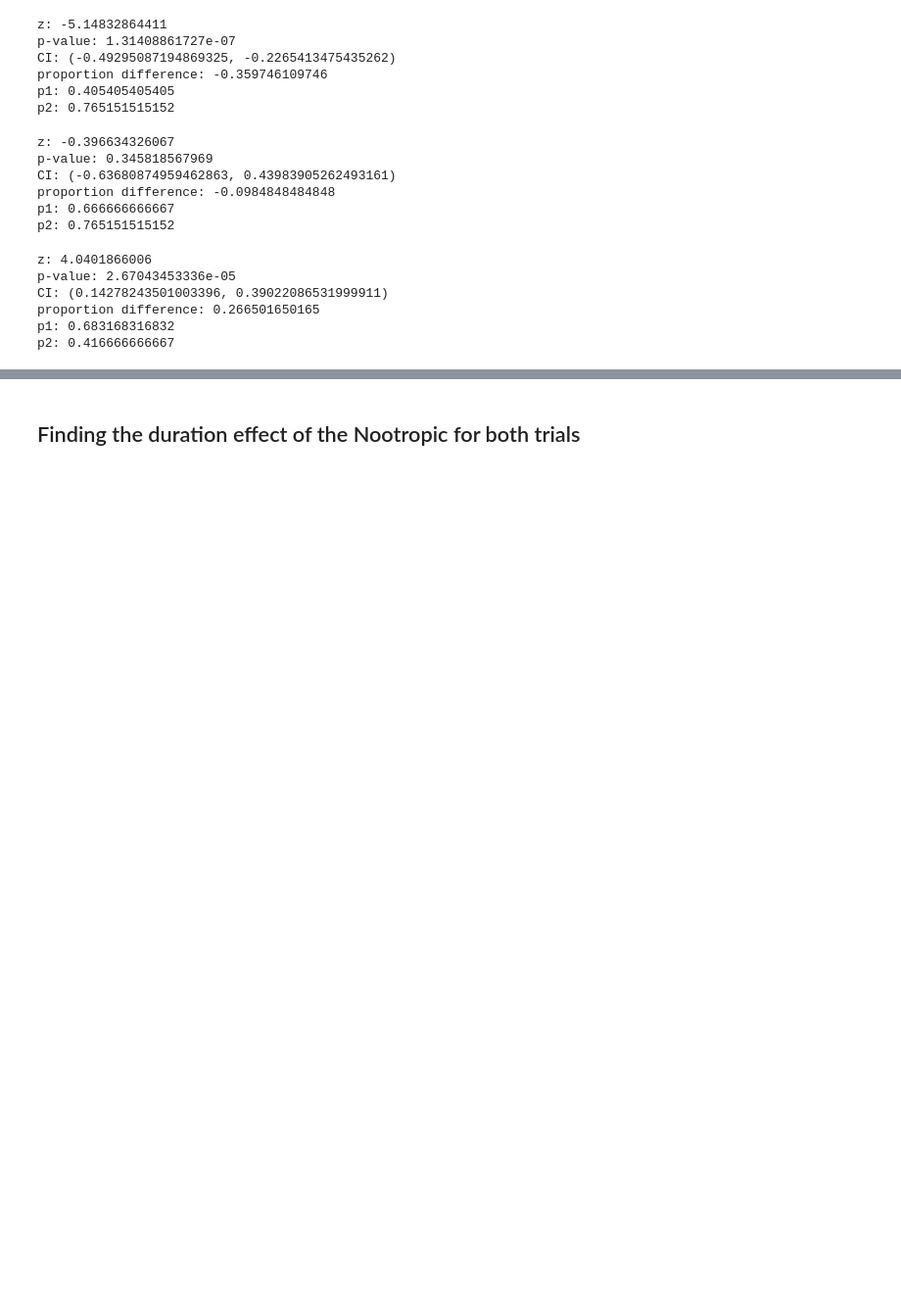
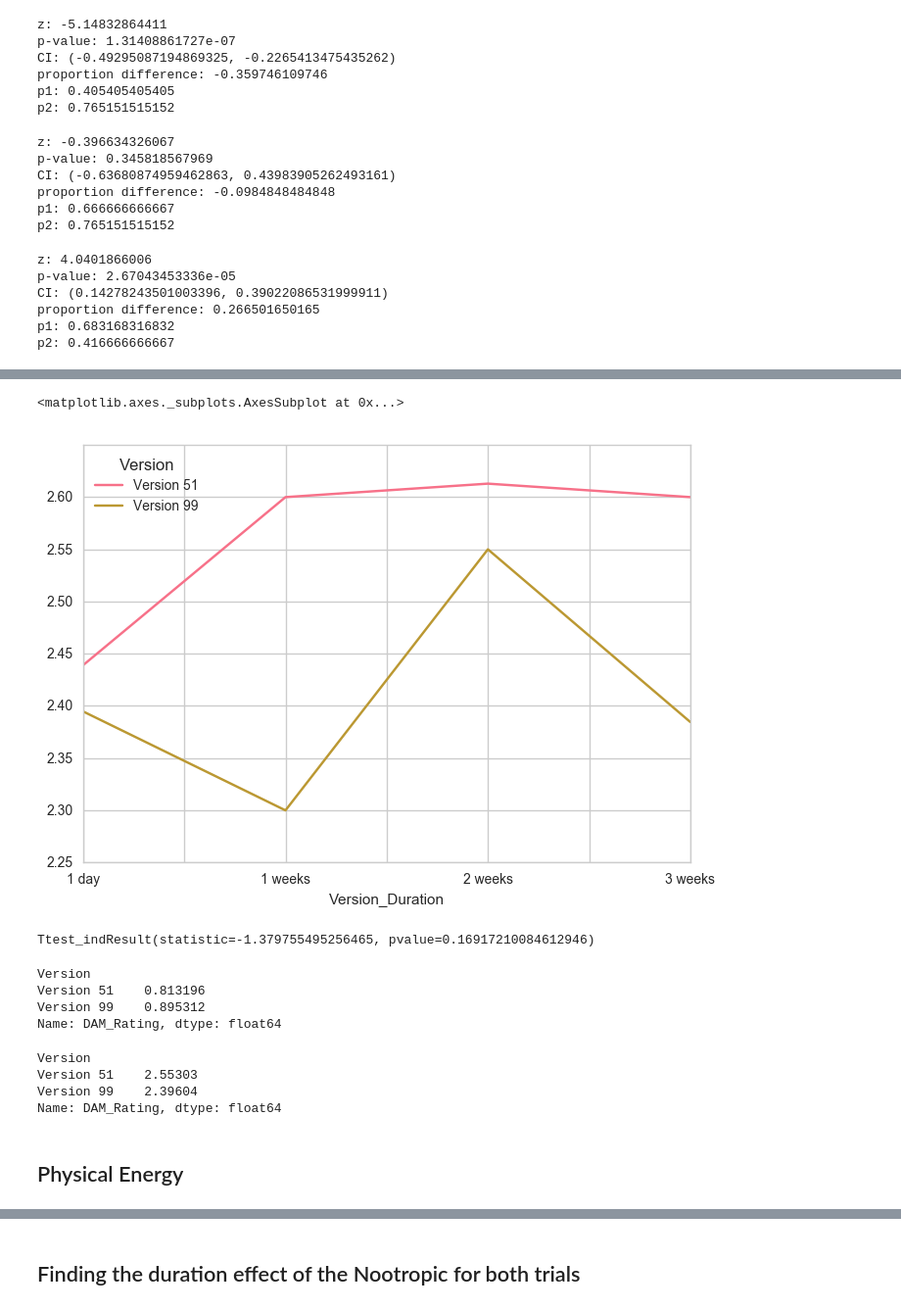
Before and after one commit to s-leung/NootropicProject, a Jupyter notebook: Comparing between Trials .ipynb, the cells around one changed output, grey strips where cells are left out. Shown: that part at 98% size. Saved outputs shown, nothing was run; the diff lists cells and outputs as text; code cells hidden in the pictures; blank space fills up the shorter version.

```diff
--- a/Comparing between Trials .ipynb
+++ b/Comparing between Trials .ipynb
@@ -1154,0 +1215,4 @@ SyntaxError: invalid syntax (<ipython-input-154-d888771911eb>, line 1)
+# %%
+dam99 = df_99[['Drive_Passion_Motivation','Overall_Exp_Rating', 'Version', 'Version_Duration']]
+dam51 = df_51[['Drive_Passion_Motivation','Overall_Exp_Rating', 'Version', 'Version_Duration']]
+DAM_df = pd.concat([dam99, dam51])
@@ -1154,0 +1262,2 @@ SyntaxError: invalid syntax (<ipython-input-154-d888771911eb>, line 1)
+# %%
+DAM_df['DAM_Rating'] = DAM_df['Drive_Passion_Motivation'].map(rating_3)
@@ -1154,0 +1287,25 @@ SyntaxError: invalid syntax (<ipython-input-154-d888771911eb>, line 1)
+# %%
+pd.crosstab(index=DAM_df.Version_Duration, columns=DAM_df.Version, values=DAM_df.DAM_Rating, aggfunc=np.mean).plot()
+# %% [output]
+<matplotlib.axes._subplots.AxesSubplot at 0x...>
+[figure, added]
+# %%
+stats.ttest_ind(dm99, dm51, equal_var=False)
+# %% [output]
+Ttest_indResult(statistic=-1.379755495256465, pvalue=0.16917210084612946)
+# %%
+DAM_df.groupby(['Version'])['DAM_Rating'].std()
+# %% [output]
+Version
+Version 51    0.813196
+Version 99    0.895312
+Name: DAM_Rating, dtype: float64
+# %%
+DAM_df.groupby(['Version'])['DAM_Rating'].mean()
+# %% [output]
+Version
+Version 51    2.55303
+Version 99    2.39604
+Name: DAM_Rating, dtype: float64
+# %% [markdown]
+## Physical Energy
```
Also changed, not shown: parts of 72 cells of this notebook.
